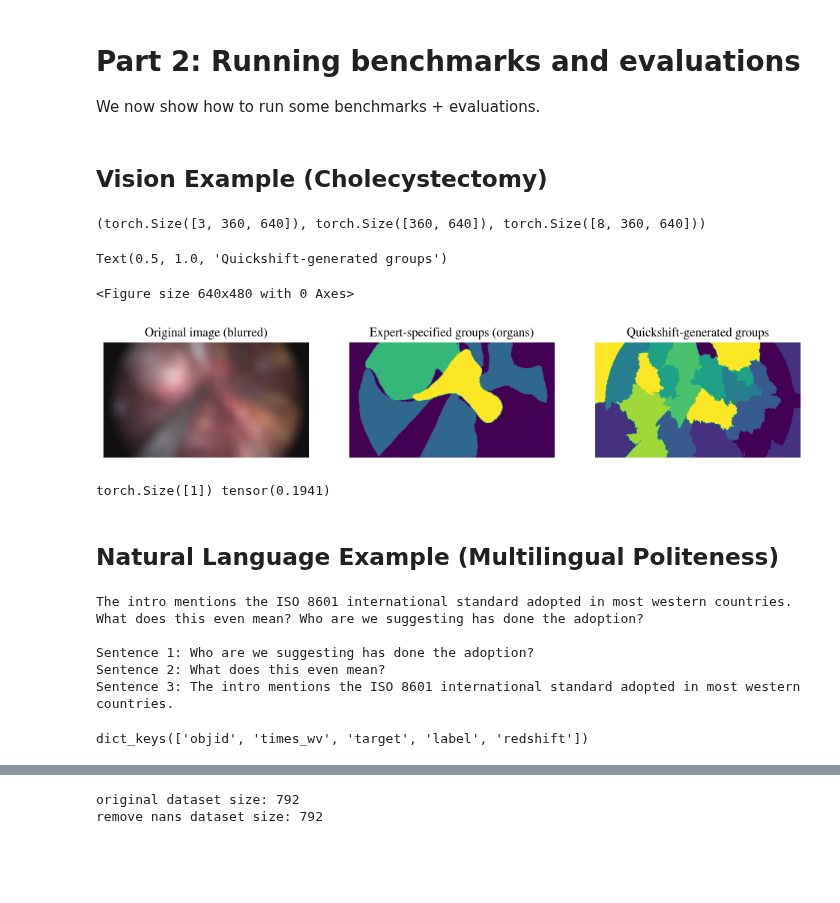
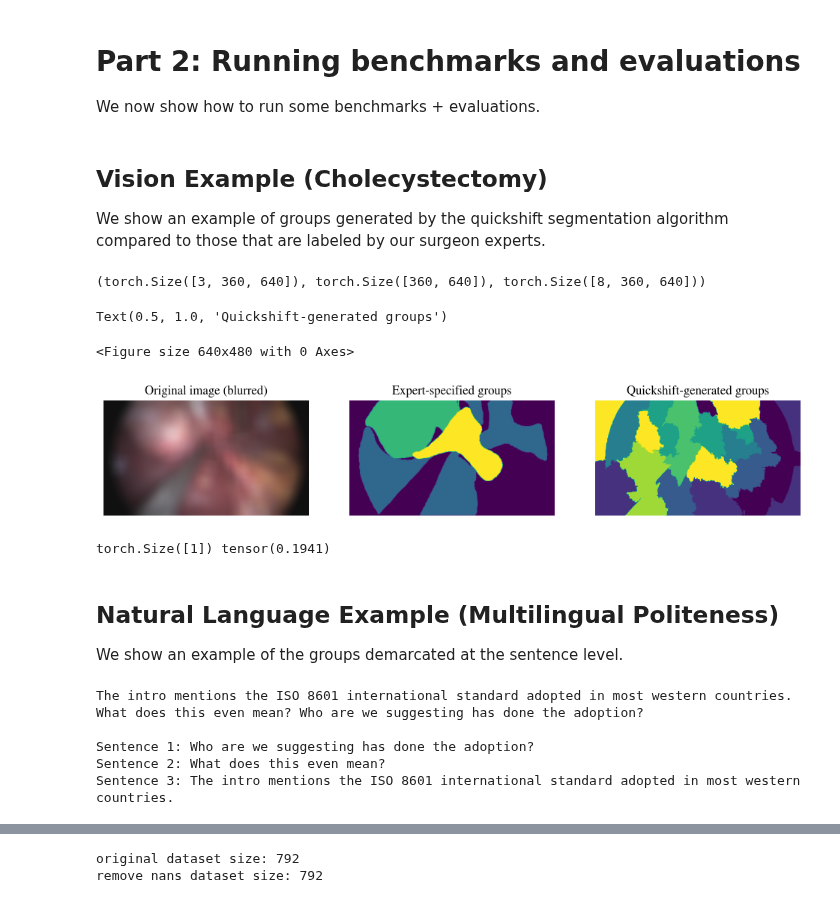
Before and after one commit to DebugML/exlib, a Jupyter notebook: fix_demo.ipynb, the cells around one changed output, grey strips where cells are left out. Cells and saved outputs as stored; diff of their text form; code cells hidden in the pictures; blank space fills up the shorter version.

```diff
--- a/fix_demo.ipynb
+++ b/fix_demo.ipynb
@@ -260,6 +259,8 @@ plt.legend(title='Wavelength')
 We now show how to run some benchmarks + evaluations.
 # %% [markdown]
 ## Vision Example (Cholecystectomy)
+
+We show an example of groups generated by the quickshift segmentation algorithm compared to those that are labeled by our surgeon experts.
 # %%
 cholec_dataset = exlib.datasets.cholec.CholecDataset(split="test")
 cholec_item = cholec_dataset[0]
@@ -276,22 +277,22 @@ cholec_image.shape, cholec_organs.shape, quickshift_groups.shape
 # %%
 # Let's visualize these things
 plt.clf()
 fig, ax = plt.subplots(1, 3, figsize=(12,4))
 for a in ax: a.set_axis_off()
 
 cholec_image = torchvision.transforms.GaussianBlur(41, (50.0, 50.0))(cholec_image)
 
 ax[0].imshow(cholec_image.numpy().transpose(1,2,0))
 ax[1].imshow(cholec_item["organs"].numpy())
 ax[2].imshow((torch.arange(8).view(-1,1,1) * quickshift_groups).sum(dim=0).numpy())
 
 ax[0].set_title("Original image (blurred)")
-ax[1].set_title("Expert-specified groups (organs)")
+ax[1].set_title("Expert-specified groups")
 ax[2].set_title("Quickshift-generated groups")
 # %% [output]
 Text(0.5, 1.0, 'Quickshift-generated groups')
 <Figure size 640x480 with 0 Axes>
-[figure, old version]
+[figure, new version]
 # %%
 # Expects a pair of (N,C,H,W)-shaped things
 cholec_metric = exlib.datasets.cholec.CholecFixScore()
@@ -307,6 +308,8 @@ print(cholec_fix_score.shape, cholec_fix_score.mean())
 torch.Size([1]) tensor(0.1941)
 # %% [markdown]
 ## Natural Language Example (Multilingual Politeness)
+
+We show an example of the groups demarcated at the sentence level.
 # %%
 politeness_dataset = exlib.datasets.multilingual_politeness.PolitenessDataset(split="test")
 politeness_item = politeness_dataset[0]
@@ -325,9 +328,5 @@ The intro mentions the ISO 8601 international standard adopted in most western c
 Sentence 1: Who are we suggesting has done the adoption?
 Sentence 2: What does this even mean?
 Sentence 3: The intro mentions the ISO 8601 international standard adopted in most western countries.
-# %%
-supernova_item.keys()
-# %% [output]
-dict_keys(['objid', 'times_wv', 'target', 'label', 'redshift'])
 # %% [markdown]
 ## Time-series Example (Supernova)
```
Also changed, not shown: parts of 3 cells of this notebook, 11 other files.
